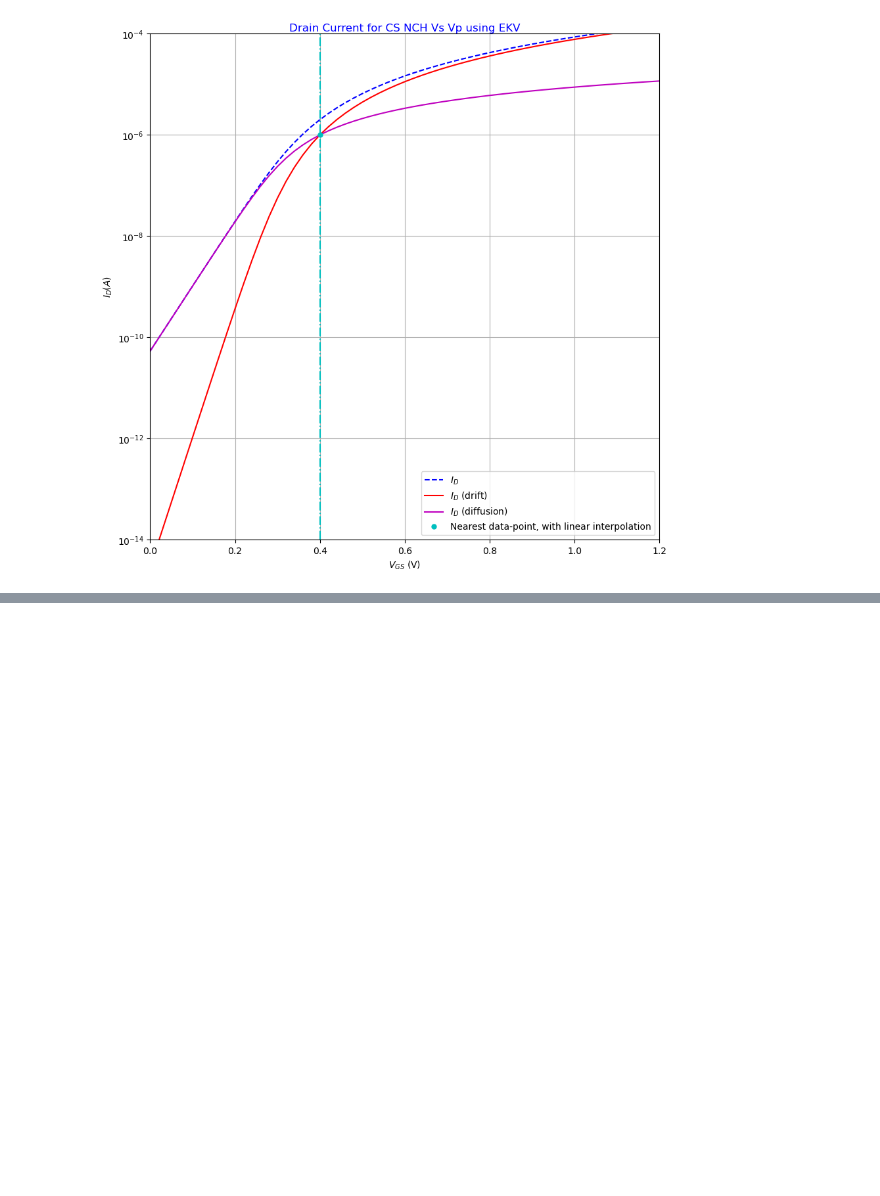
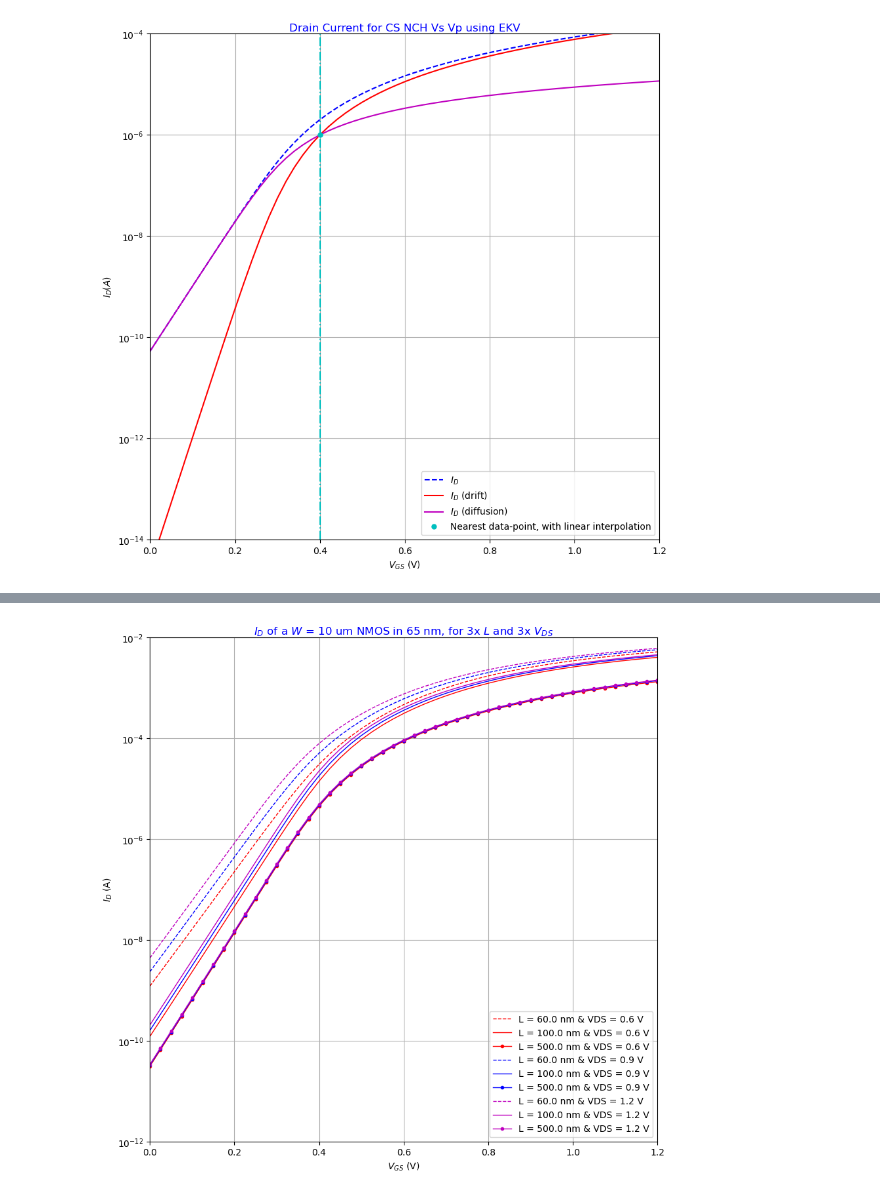
Before and after one commit to ZeRuiCustodio/pygmid, a Jupyter notebook: Systematic_Analog_Design_LUTs/Chapter_2/Book_Chapter2_Jupyter.ipynb, the cells around one changed output, grey strips where cells are left out. Saved outputs shown, nothing was run; the diff lists cells and outputs as text; code cells hidden in the pictures; blank space fills up the shorter version.

```diff
--- a/Systematic_Analog_Design_LUTs/Chapter_2/Book_Chapter2_Jupyter.ipynb
+++ b/Systematic_Analog_Design_LUTs/Chapter_2/Book_Chapter2_Jupyter.ipynb
@@ -1044,0 +928,19 @@ For a saturated MOS transistor ($q_D = 0$) in a grounded-source configuration ($
+# %%
+# % data ===============
+VGS_lut = NCH['VGS']
+L_lut = NCH['L']
+L_Min = min(L_lut)
+dev_Temp = NCH['TEMP']
+L   = np.array([L_Min, 0.1, 0.5])
+step = .3
+VDS = np.arange(0.6, 1.2+step, step)
+
+# % compute ==============
+# JD = NCH.look_up('ID_W',VGS=VGS,VDS=VDS,L=L)
+Id = np.empty((len(VGS_lut), len(VDS), len(L)))
+print(f"Creating empty Id matrix with shape --> {Id.shape} (Vgs's, Vds's, L's)")
+for k in range(0,len(L)):
+    print(f"k={k}")
+    print(f"L[k]={L[k]}")
+    Id[:,:,k] = NCH.look_up('ID', VDS= VDS, L=L[k]) # % Id(Vgs,Vds,L)
+# NCH.look_up('ID', VDS= VDS, L=L_Min)
@@ -1044,0 +955,54 @@ For a saturated MOS transistor ($q_D = 0$) in a grounded-source configuration ($
+# %%
+# % plot ====================
+plt.rcParams.update(plt.rcParamsDefault)
+fig, axs = plt.subplots(1,1,figsize=(10,10))
+# ********************************************************
+label1 = f'L = {L[0]*1000} nm & VDS = {VDS[0]} V'
+label2 = f'L = {L[1]*1000} nm & VDS = {VDS[0]} V'
+label3 = f'L = {L[2]*1000} nm & VDS = {VDS[0]} V'
+# ********************************************************
+label4 = f'L = {L[0]*1000} nm & VDS = {VDS[1]:.1f} V'
+label5 = f'L = {L[1]*1000} nm & VDS = {VDS[1]:.1f} V'
+label6 = f'L = {L[2]*1000} nm & VDS = {VDS[1]:.1f} V'
+# ********************************************************
+label7 = f'L = {L[0]*1000} nm & VDS = {VDS[2]:.1f} V'
+label8 = f'L = {L[1]*1000} nm & VDS = {VDS[2]:.1f} V'
+label9 = f'L = {L[2]*1000} nm & VDS = {VDS[2]:.1f} V'
+# ********************************************************
+
+title_dict = dict(fontsize=12, fontweight=2, color="blue", verticalalignment='center', horizontalalignment='center')
+bbox_props = dict(boxstyle="round,pad=0.5", fc="w", ec="k", lw=2)
+
+# ********************************************************
+axs.semilogy(VGS_lut, Id[:,0,0], 'r--', linewidth=1, label = label1)
+axs.grid(True)
+axs.semilogy(VGS_lut,Id[:,0,1], 'r-', linewidth=1, label = label2)
+axs.semilogy(VGS_lut,Id[:,0,2], 'r.-', linewidth=1, label = label3)
+
+axs.semilogy(VGS_lut, Id[:,1,0], 'b--', linewidth=1, label = label4)
+axs.semilogy(VGS_lut,Id[:,1,1], 'b-', linewidth=1, label = label5)
+axs.semilogy(VGS_lut,Id[:,1,2], 'b.-', linewidth=1, label = label6)
+
+axs.semilogy(VGS_lut, Id[:,2,0], 'm--', linewidth=1, label = label7)
+axs.semilogy(VGS_lut,Id[:,2,1], 'm-', linewidth=1, label = label8)
+axs.semilogy(VGS_lut,Id[:,2,2], 'm.-', linewidth=1, label = label9)
+
+axs.set_ylabel(f'$I_D$ (A)')
+axs.set_xlabel(f'$V_G$$_S$ (V)')
+
+axs.set_ylim(bottom=1e-12, top=1e-2)
+axs.set_xlim(left=0, right=1.2)
+axs.legend()
+
+axs.set_title(f'$I_D$ of a $W$ = 10 um NMOS in 65 nm, for 3x $L$ and 3x $V_D$$_S$', title_dict)
+
+if save_Figs:
+    dpi = 600
+    fig_EKV_J_D_2_12 = filepath_dir_fig + f'\\Fig_2_12_Real_Transistors_ID_Vs_VGS_Vs_VDS_Vs_L_65nm_jba'
+    print(f"Saving figure: {fig_EKV_J_D_2_12}")
+    plt.savefig(fig_EKV_J_D_2_12 + '.png', dpi = dpi, bbox_inches='tight')
+
+plt.show()
+# **************************************************************
+# %% [output]
+[figure, added]
```
Also changed, not shown: parts of 58 cells of this notebook.
